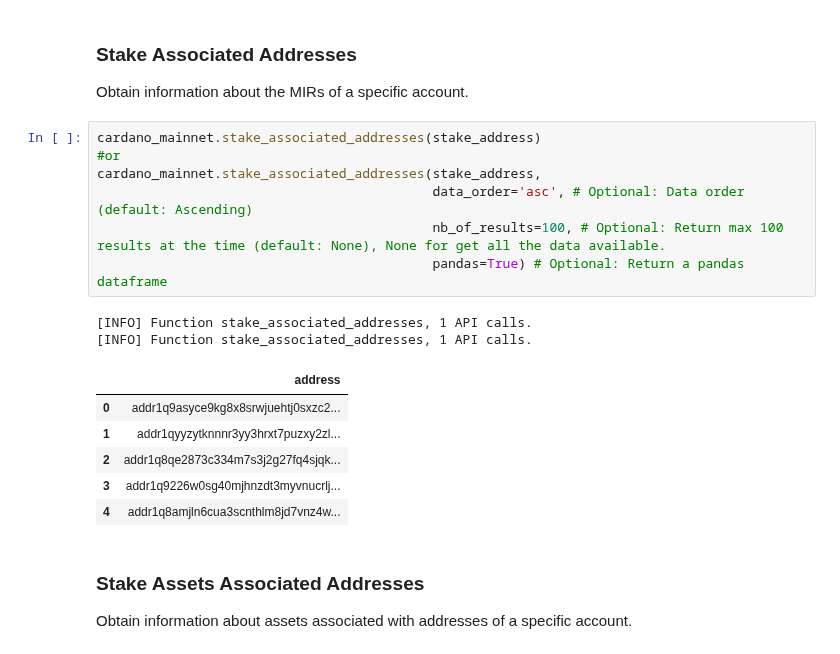
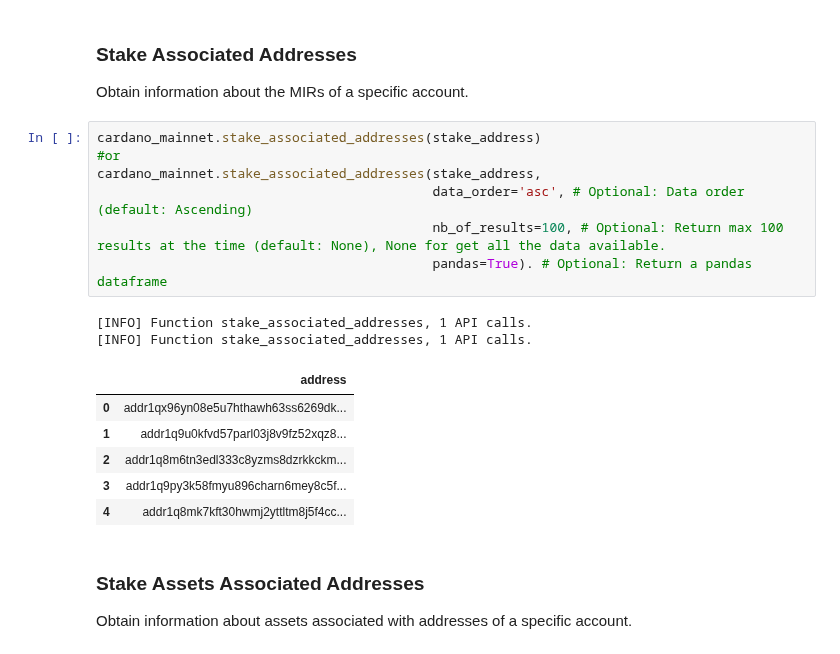
Before and after one commit to attadje/py-cardano-explorer, a Jupyter notebook: src/jupyter_notebook/readme.ipynb, the cells around one changed output. Saved outputs shown, nothing was run; the diff lists cells and outputs as text.

```diff
--- a/src/jupyter_notebook/readme.ipynb
+++ b/src/jupyter_notebook/readme.ipynb
@@ -239,19 +225,19 @@ Obtain information about the MIRs of a specific account.
 # %%
 cardano_mainnet.stake_associated_addresses(stake_address)
 #or
 cardano_mainnet.stake_associated_addresses(stake_address,
                                            data_order='asc', # Optional: Data order (default: Ascending)
                                            nb_of_results=100, # Optional: Return max 100 results at the time (default: None), None for get all the data available.
-                                           pandas=True) # Optional: Return a pandas dataframe
+                                           pandas=True). # Optional: Return a pandas dataframe
 # %% [output]
 [INFO] Function stake_associated_addresses, 1 API calls.
 [INFO] Function stake_associated_addresses, 1 API calls.
 |  | address |
-| 0 | addr1q9asyce9kg8x8srwjuehtj0sxzc2... |
-| 1 | addr1qyyzytknnnr3yy3hrxt7puzxy2zl... |
-| 2 | addr1q8qe2873c334m7s3j2g27fq4sjqk... |
-| 3 | addr1q9226w0sg40mjhnzdt3myvnucrlj... |
-| 4 | addr1q8amjln6cua3scnthlm8jd7vnz4w... |
+| 0 | addr1qx96yn08e5u7hthawh63ss6269dk... |
+| 1 | addr1q9u0kfvd57parl03j8v9fz52xqz8... |
+| 2 | addr1q8m6tn3edl333c8yzms8dzrkkckm... |
+| 3 | addr1q9py3k58fmyu896charn6mey8c5f... |
+| 4 | addr1q8mk7kft30hwmj2yttltm8j5f4cc... |
 # %% [markdown]
 ### Stake Assets Associated Addresses
 Obtain information about assets associated with addresses of a specific account.</blockquote>
```
Also changed, not shown: parts of 19 cells of this notebook.
